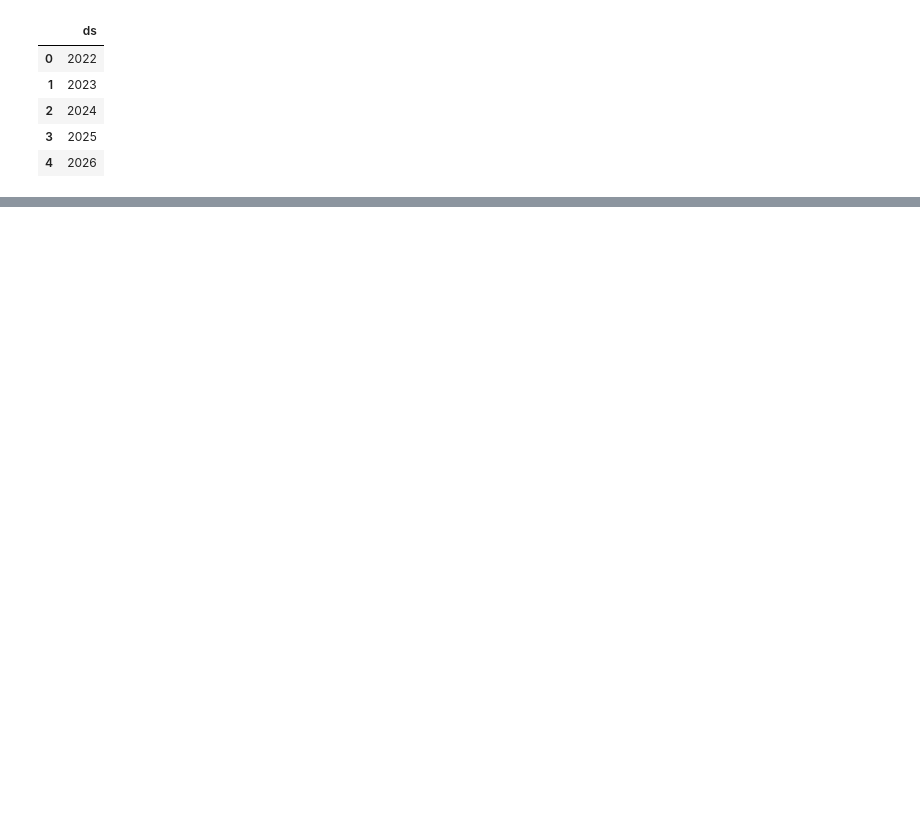
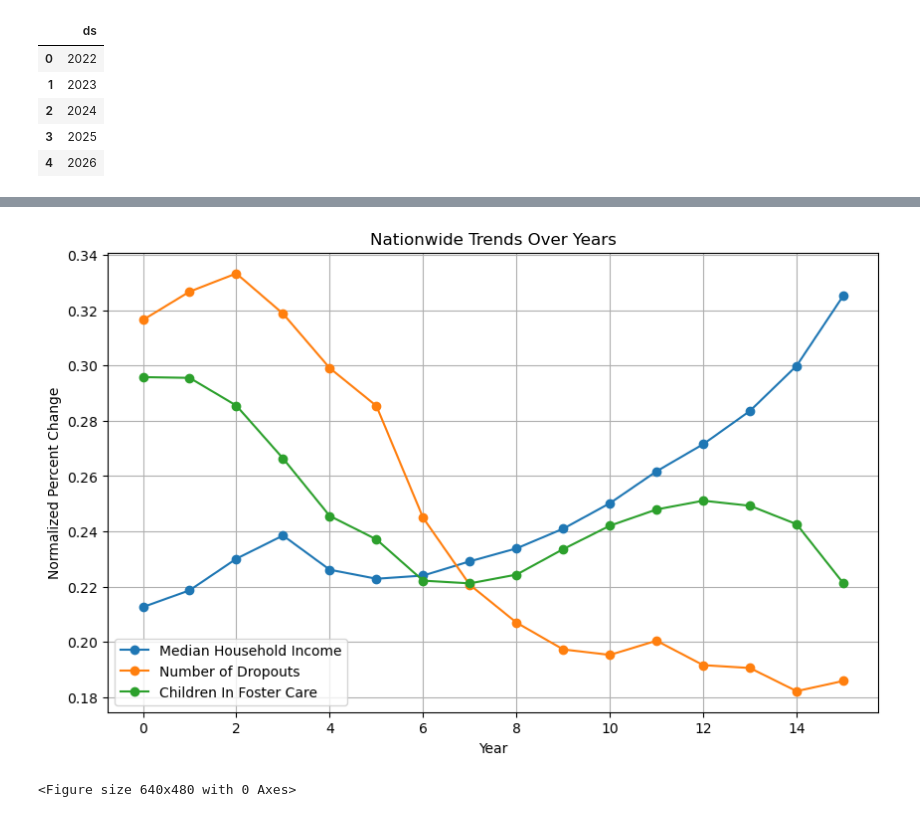
Before and after one commit to lordegraves/exploring_data_in_foster_care, a Jupyter notebook: DR_data_exploration.ipynb, the cells around one changed output, grey strips where cells are left out. Cells and saved outputs as stored; diff of their text form; code cells hidden in the pictures; blank space fills up the shorter version.

Commit message:
data normalized, correlations revealed!

```diff
--- a/DR_data_exploration.ipynb
+++ b/DR_data_exploration.ipynb
@@ -684,0 +718,8 @@ model_in_foster.plot(forecast_in_foster, xlabel = 'Year', ylabel = 'Children In
+# %%
+#we need to normalize the data into percent changes over time to be able to see correlations better
+
+#use preprocessing.normalize from scikit learn to scale data by column
+scaled_avg_data = preprocessing.normalize(merged_avg_df, axis=0)
+
+#convert scaled data to pandas DataFrame
+scaled_avg_df = pd.DataFrame(scaled_avg_data, columns=merged_avg_df.columns)
@@ -684,0 +744,3 @@ model_in_foster.plot(forecast_in_foster, xlabel = 'Year', ylabel = 'Children In
+# %%
+#set year as index
+scaled_avg_df.set_index(merged_avg_df.index)
@@ -684,0 +766,24 @@ model_in_foster.plot(forecast_in_foster, xlabel = 'Year', ylabel = 'Children In
+# %%
+# Plotting normalized nationwide averages
+plt.figure(figsize=(10, 6))
+
+# Plot Median Household Income
+plt.plot(scaled_avg_df.index, scaled_avg_df['Median Household Income'], label='Median Household Income', marker='o')
+
+# Plot Number of Dropouts
+plt.plot(scaled_avg_df.index, scaled_avg_df['Number of Dropouts'], label='Number of Dropouts', marker='o')
+
+# Plot Children In Foster Care
+plt.plot(scaled_avg_df.index, scaled_avg_df['Children In Foster Care'], label='Children In Foster Care', marker='o')
+
+# Customize the plot
+plt.title('Nationwide Trends Over Years')
+plt.xlabel('Year')
+plt.ylabel('Normalized Percent Change')
+plt.legend()
+plt.grid(True)
+plt.show()
+plt.savefig('Normalized Trends.png')
+# %% [output]
+[figure, added]
+<Figure size 640x480 with 0 Axes>
```
Also changed, not shown: parts of 9 cells of this notebook, 2 other files.
